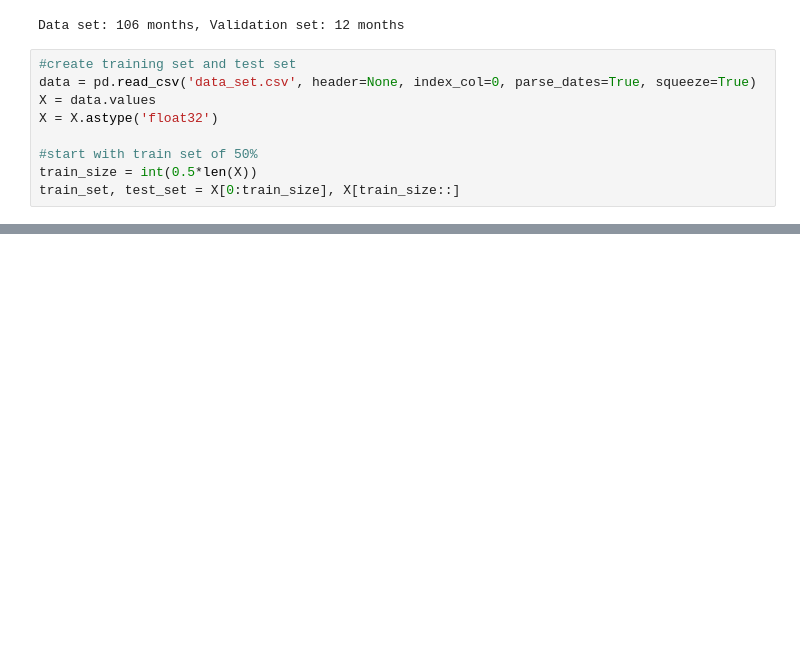
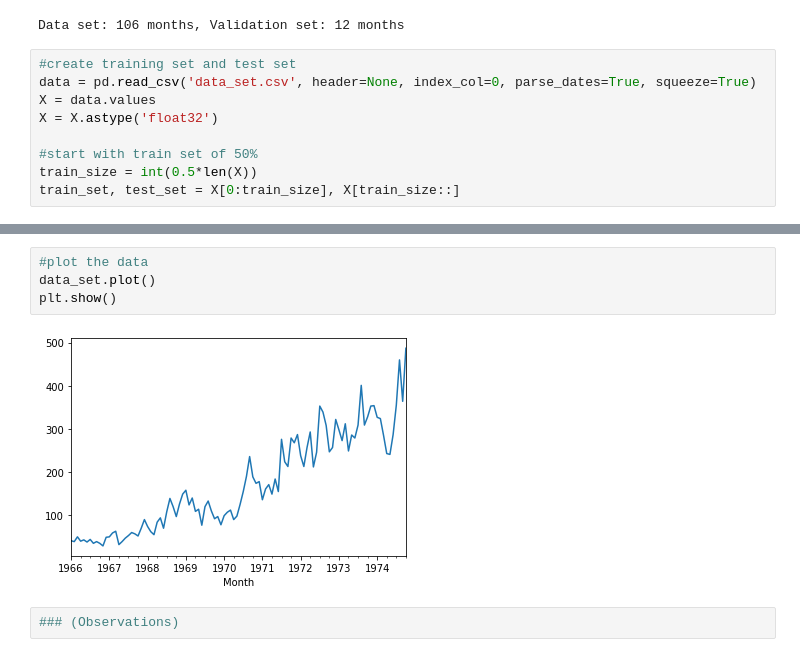
Before and after one commit to grantrzchan/HTX_Armed_Robberies, a Jupyter notebook: HTX_Armed_Robberies.ipynb, the cells around one changed output, grey strips where cells are left out. Saved outputs shown, nothing was run; the diff lists cells and outputs as text; blank space fills up the shorter version.

```diff
--- a/HTX_Armed_Robberies.ipynb
+++ b/HTX_Armed_Robberies.ipynb
@@ -28,0 +79,8 @@ train_set, test_set = X[0:train_size], X[train_size::]
+# %%
+#plot the data
+data_set.plot()
+plt.show()
+# %% [output]
+[figure, added]
+# %%
+### (Observations)
```
Also changed, not shown: parts of 6 cells of this notebook.
